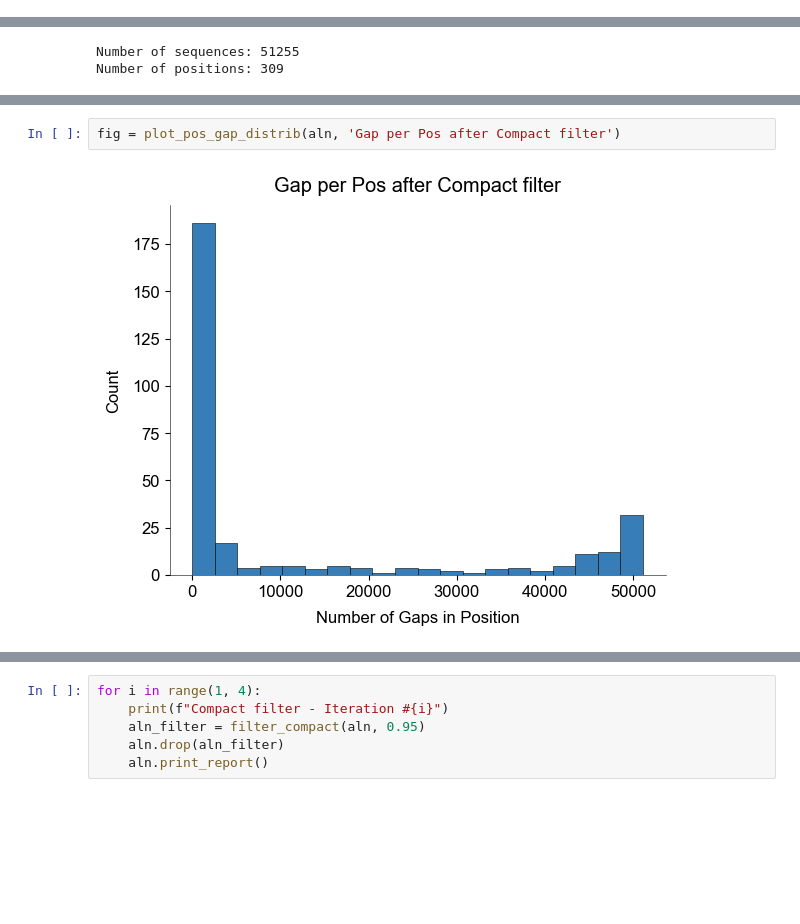
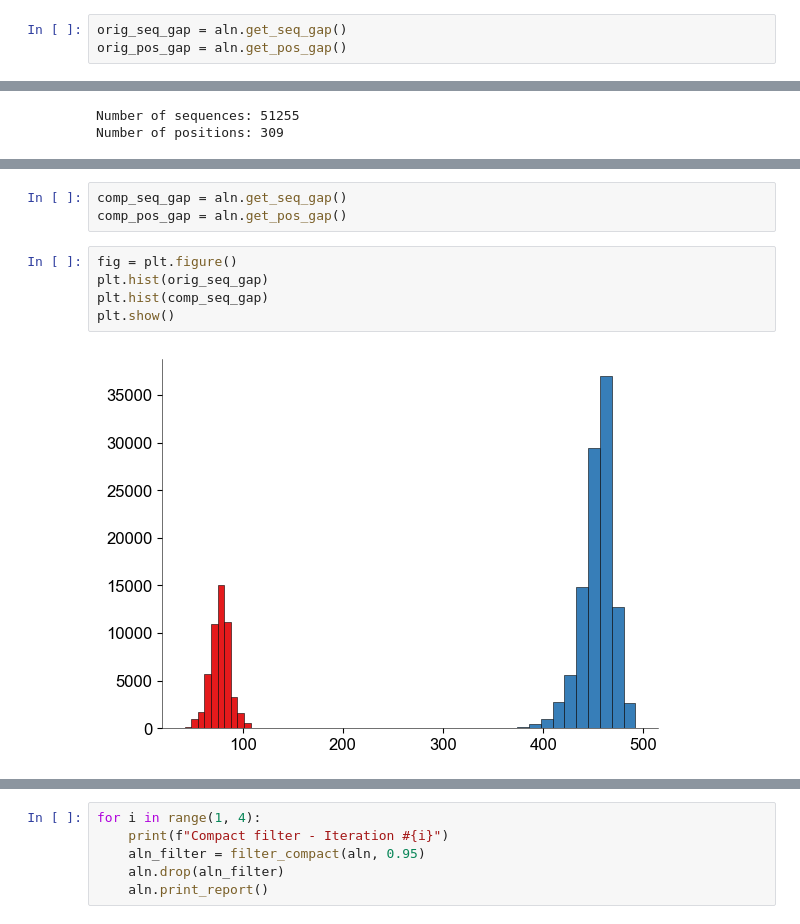
Before and after one commit to shoyip/SerProtAlign, a Jupyter notebook: notebooks/01_compact_alignment.ipynb, the cells around one changed output, grey strips where cells are left out. Saved outputs shown, nothing was run; the diff lists cells and outputs as text; blank space fills up the shorter version.

Commit message:
changed code for plots of histograms, notebook still incomplete

```diff
--- a/notebooks/01_compact_alignment.ipynb
+++ b/notebooks/01_compact_alignment.ipynb
@@ -22,3 +19,6 @@ fig = plot_pos_gap_distrib(aln, 'Gap per Pos of Original Aln')
+# %%
+orig_seq_gap = aln.get_seq_gap()
+orig_pos_gap = aln.get_pos_gap()
 # %%
 aln_filter = filter_compact(aln, 0.95)
 aln.drop(aln_filter)
@@ -33,4 +29,10 @@ fig = plot_seq_gap_distrib(aln, 'Gap per Seq after Compact filter', 20)
-# %%
-fig = plot_pos_gap_distrib(aln, 'Gap per Pos after Compact filter')
-# %% [output]
-[figure, removed]
+# %%
+comp_seq_gap = aln.get_seq_gap()
+comp_pos_gap = aln.get_pos_gap()
+# %%
+fig = plt.figure()
+plt.hist(orig_seq_gap)
+plt.hist(comp_seq_gap)
+plt.show()
+# %% [output]
+[figure, added]
```
Also changed, not shown: parts of 16 cells of this notebook, 2 other files.
